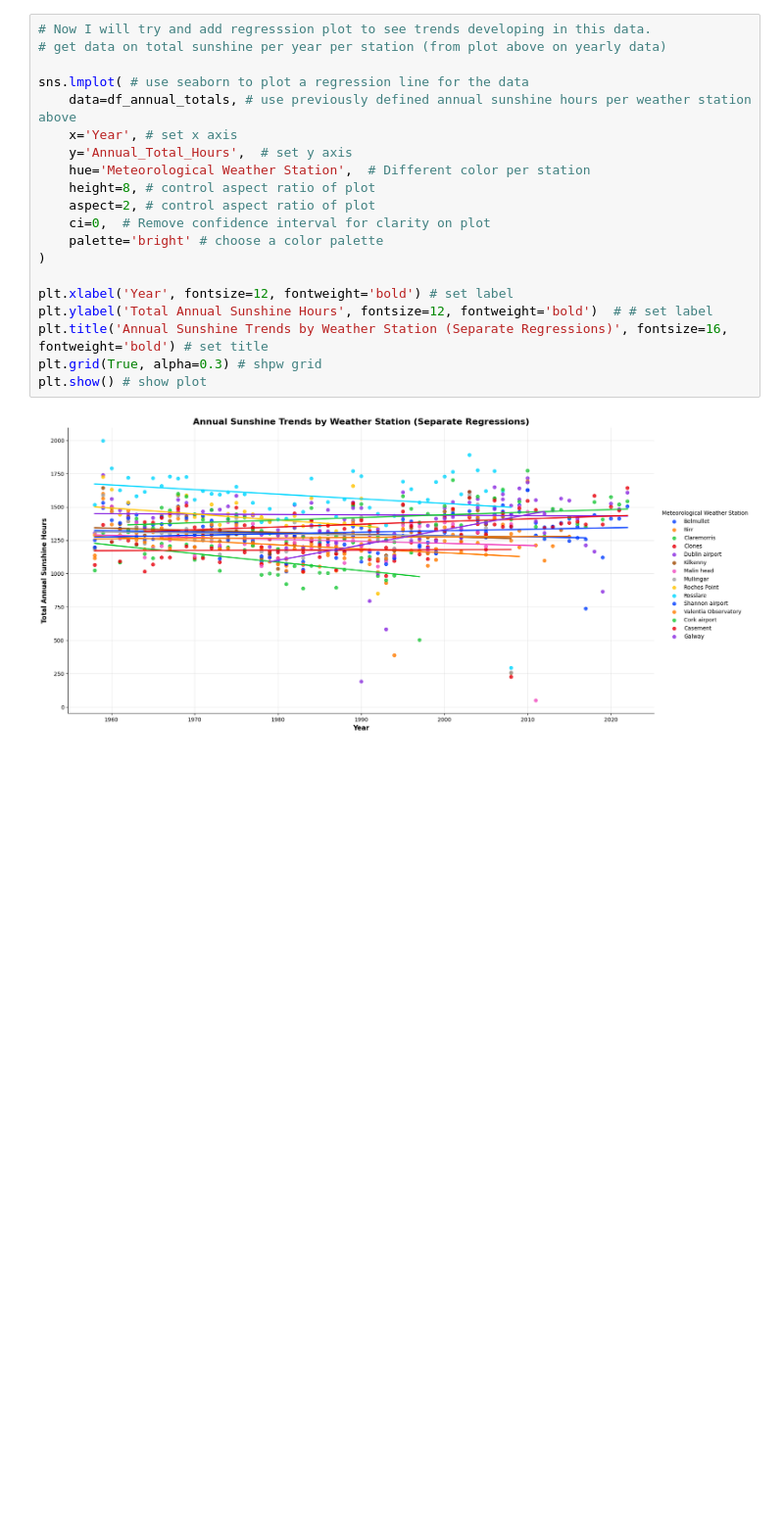
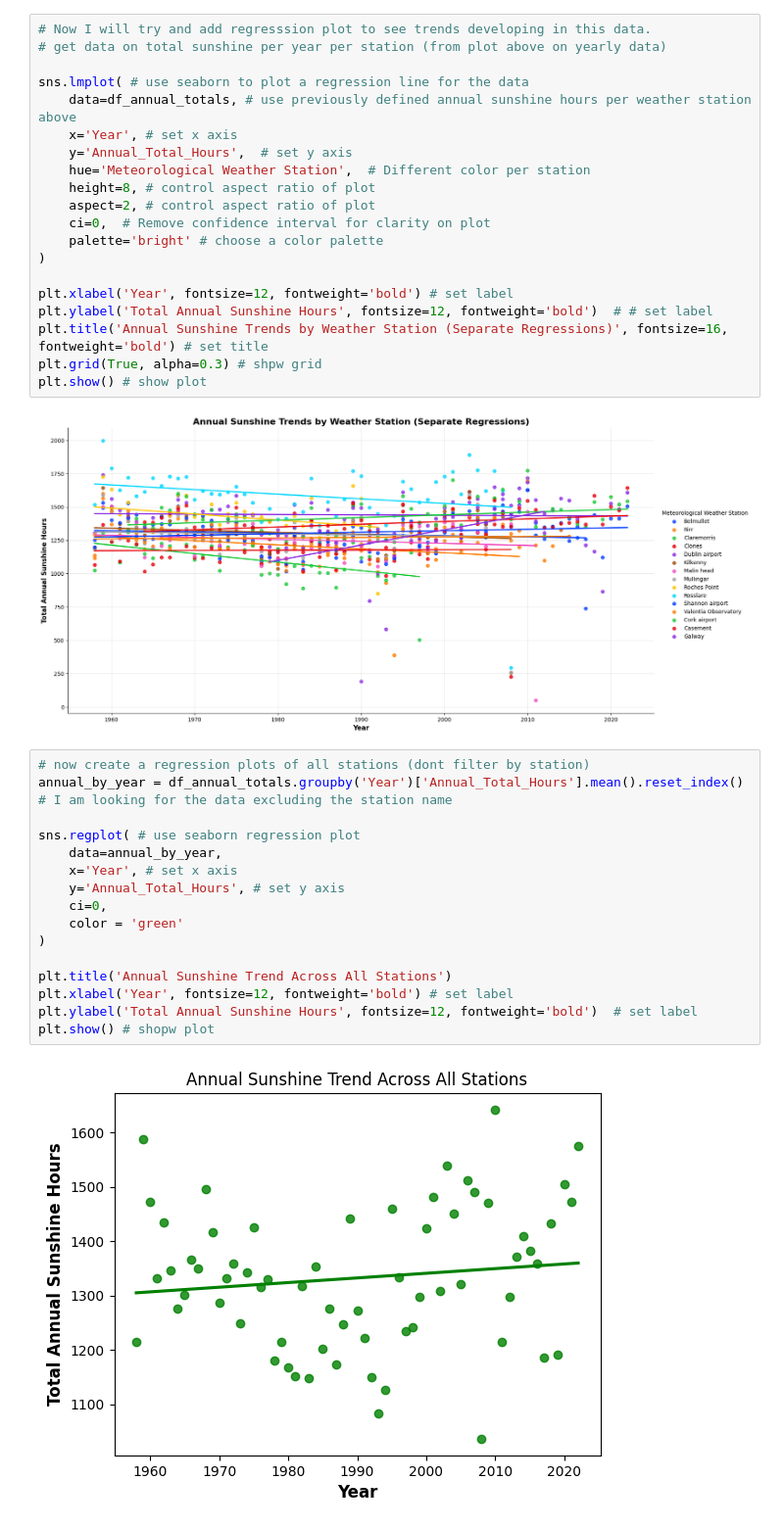
Before and after one commit to Hugo-van-Zyl/programming-for-data-analytics, a Jupyter notebook: Big Project/bigproject.ipynb, the cells around one changed output. Shown at 98% size. Drawn from its saved outputs; the diff is of its cells as text; blank space fills up the shorter version.

Commit message:
Regression plot added from all of ireland stations

```diff
--- a/Big Project/bigproject.ipynb
+++ b/Big Project/bigproject.ipynb
@@ -351,3 +351,21 @@ plt.grid(True, alpha=0.3) # shpw grid
 plt.show() # show plot
 # %% [output]
 [figure]
+# %%
+# now create a regression plots of all stations (dont filter by station)
+annual_by_year = df_annual_totals.groupby('Year')['Annual_Total_Hours'].mean().reset_index() # I am looking for the data excluding the station name
+
+sns.regplot( # use seaborn regression plot
+    data=annual_by_year,
+    x='Year', # set x axis
+    y='Annual_Total_Hours', # set y axis
+    ci=0,
+    color = 'green'
+)
+
+plt.title('Annual Sunshine Trend Across All Stations')
+plt.xlabel('Year', fontsize=12, fontweight='bold') # set label
+plt.ylabel('Total Annual Sunshine Hours', fontsize=12, fontweight='bold')  # set label
+plt.show() # shopw plot
+# %% [output]
+[figure, added]
```
